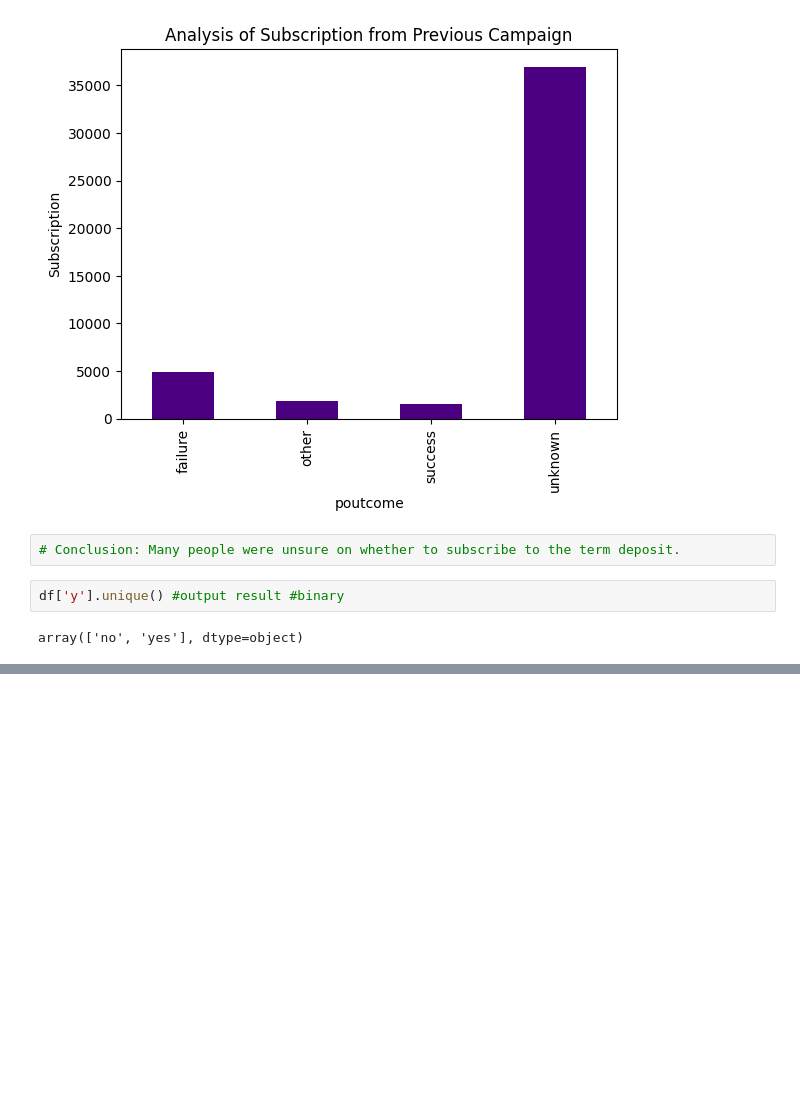
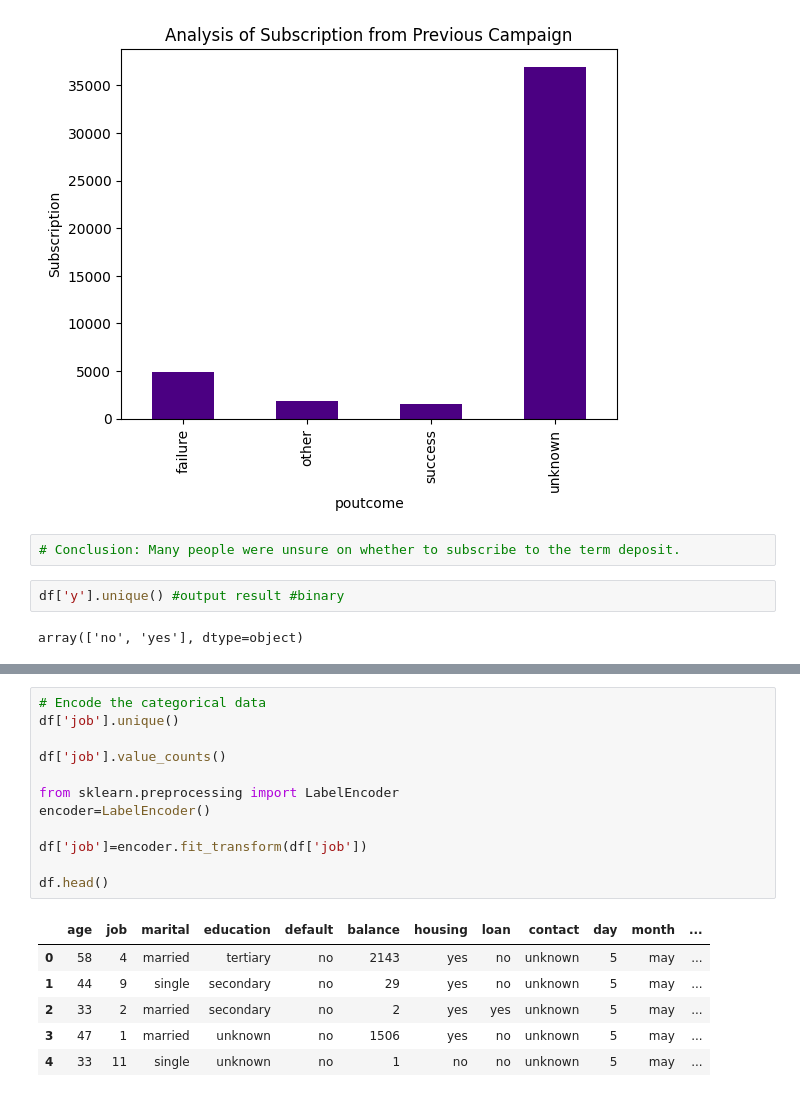
Before and after one commit to dhanishgb/DhanishtaBabooramHackathon1-143, a Jupyter notebook: BankCampaign Data Analysis.ipynb, the cells around one changed output, grey strips where cells are left out. Cells and saved outputs as stored; diff of their text form; blank space fills up the shorter version.

```diff
--- a/BankCampaign Data Analysis.ipynb
+++ b/BankCampaign Data Analysis.ipynb
@@ -419,0 +436,19 @@ array(['no', 'yes'], dtype=object)
+# %%
+# Encode the categorical data
+df['job'].unique()
+
+df['job'].value_counts()
+
+from sklearn.preprocessing import LabelEncoder
+encoder=LabelEncoder()
+
+df['job']=encoder.fit_transform(df['job'])
+
+df.head()
+# %% [output]
+|  | age | job | marital | education | default | balance | housing | loan | contact | day | month | ... |
+| 0 | 58 | 4 | married | tertiary | no | 2143 | yes | no | unknown | 5 | may | ... |
+| 1 | 44 | 9 | single | secondary | no | 29 | yes | no | unknown | 5 | may | ... |
+| 2 | 33 | 2 | married | secondary | no | 2 | yes | yes | unknown | 5 | may | ... |
+| 3 | 47 | 1 | married | unknown | no | 1506 | yes | no | unknown | 5 | may | ... |
+| 4 | 33 | 11 | single | unknown | no | 1 | no | no | unknown | 5 | may | ... |
```
Also changed, not shown: parts of 14 cells of this notebook.
